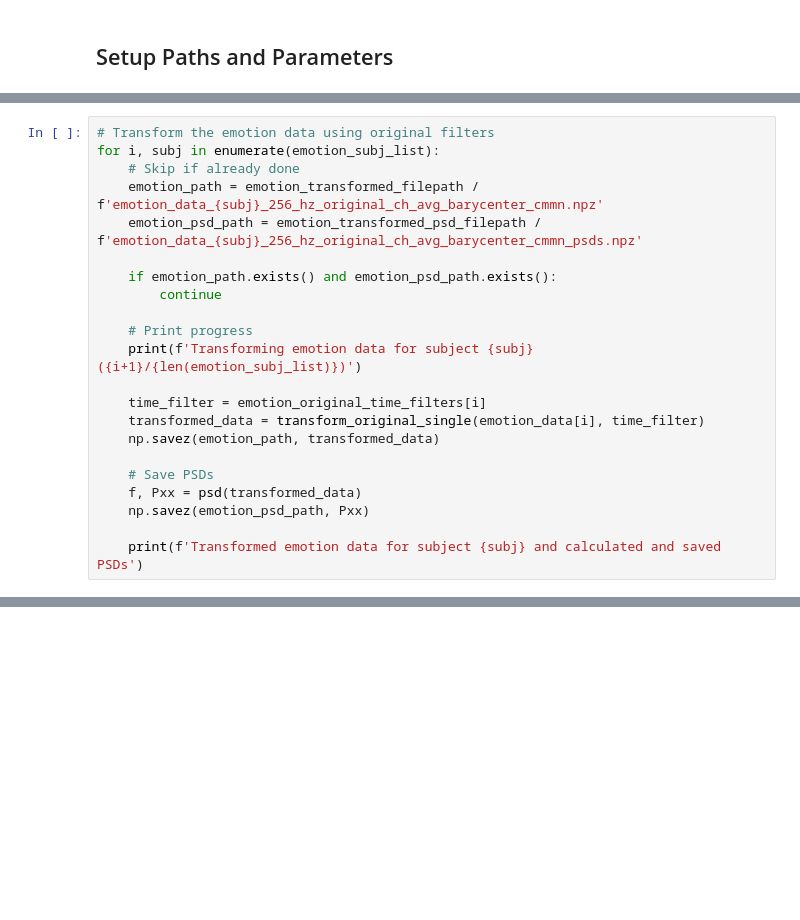
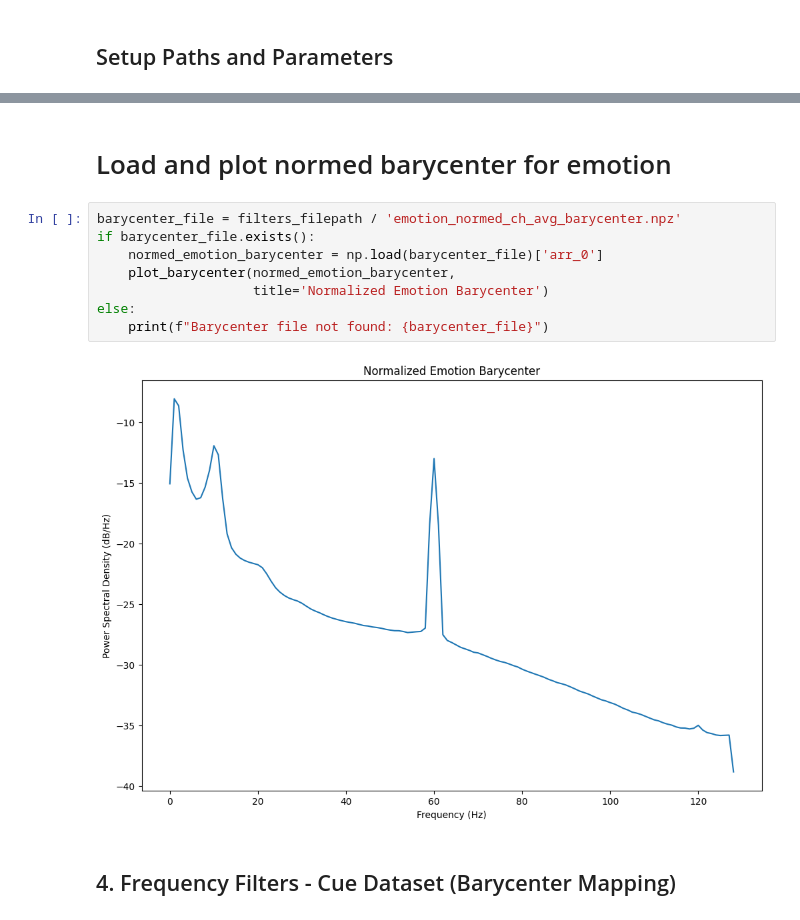
Before and after one commit to cniel-ud/ICWaves, a Jupyter notebook: notebooks/cmmn_visualization.ipynb, the cells around one changed output, grey strips where cells are left out. Saved outputs shown, nothing was run; the diff lists cells and outputs as text; blank space fills up the shorter version.

Commit message:
cmmn nb

```diff
--- a/notebooks/cmmn_visualization.ipynb
+++ b/notebooks/cmmn_visualization.ipynb
@@ -261,22 +33,0 @@ for i, subj in enumerate(frolich_subj_list):
-# %%
-# Transform the emotion data using original filters
-for i, subj in enumerate(emotion_subj_list):
-    # Skip if already done
-    emotion_path = emotion_transformed_filepath / f'emotion_data_{subj}_256_hz_original_ch_avg_barycenter_cmmn.npz'
-    emotion_psd_path = emotion_transformed_psd_filepath / f'emotion_data_{subj}_256_hz_original_ch_avg_barycenter_cmmn_psds.npz'
-
-    if emotion_path.exists() and emotion_psd_path.exists():
-        continue
-
-    # Print progress
-    print(f'Transforming emotion data for subject {subj} ({i+1}/{len(emotion_subj_list)})')
-
-    time_filter = emotion_original_time_filters[i]
-    transformed_data = transform_original_single(emotion_data[i], time_filter)
-    np.savez(emotion_path, transformed_data)
-
-    # Save PSDs
-    f, Pxx = psd(transformed_data)
-    np.savez(emotion_psd_path, Pxx)
-
-    print(f'Transformed emotion data for subject {subj} and calculated and saved PSDs')
@@ -353,0 +92,14 @@ print("Ready for NER paper submission!")
+# %% [markdown]
+# Load and plot normed barycenter for emotion
+# %%
+barycenter_file = filters_filepath / 'emotion_normed_ch_avg_barycenter.npz'
+if barycenter_file.exists():
+    normed_emotion_barycenter = np.load(barycenter_file)['arr_0']
+    plot_barycenter(normed_emotion_barycenter,
+                    title='Normalized Emotion Barycenter')
+else:
+    print(f"Barycenter file not found: {barycenter_file}")
+# %% [output]
+[figure, added]
+# %% [markdown]
+## 4. Frequency Filters - Cue Dataset (Barycenter Mapping)
```
Also changed, not shown: parts of 38 cells of this notebook, 1 other file.
